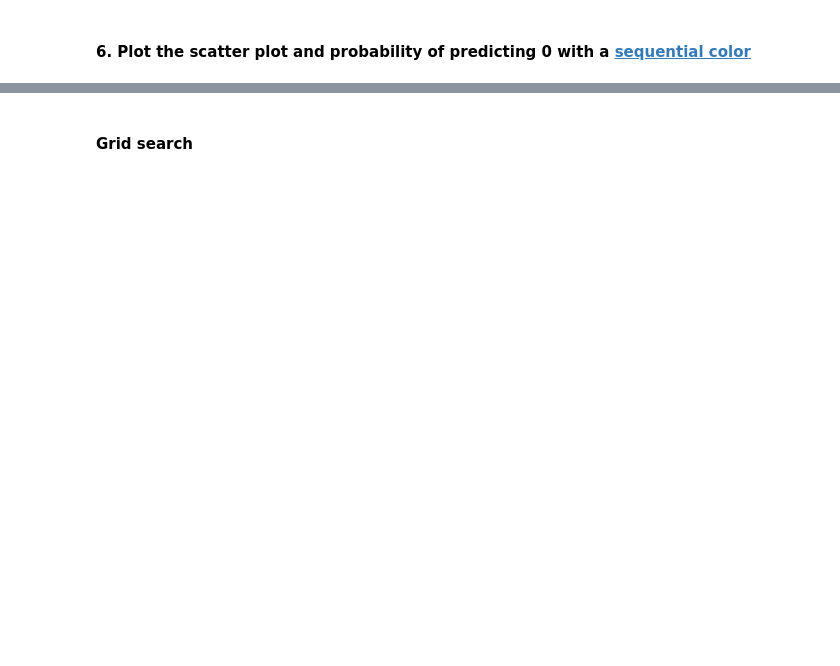
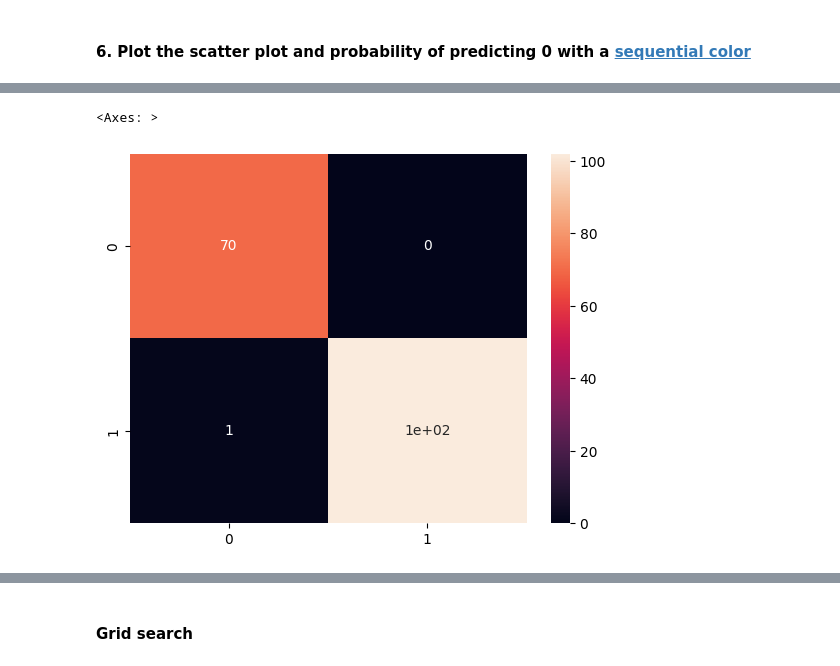
Before and after one commit to diego-dng/0426_DS_VITORIA-GASTEIZ, a Jupyter notebook: 3-Machine_Learning/1-Supervisado/3-RegorClass/8-SVM/ejercicios/Ejercicios_SVM.ipynb, the cells around one changed output, grey strips where cells are left out. Saved outputs shown, nothing was run; the diff lists cells and outputs as text; code cells hidden in the pictures; blank space fills up the shorter version.

```diff
--- a/3-Machine_Learning/1-Supervisado/3-RegorClass/8-SVM/ejercicios/Ejercicios_SVM.ipynb
+++ b/3-Machine_Learning/1-Supervisado/3-RegorClass/8-SVM/ejercicios/Ejercicios_SVM.ipynb
@@ -25,0 +238,7 @@ SVC(C=100, gamma=10, probability=True)
+# %%
+pred_2 = svc.predict(X_test_sc)
+print(metrics.accuracy_score(y_test, pred_2))
+print(metrics.precision_score(y_test, pred_2))
+print(metrics.recall_score(y_test, pred_2))
+
+print(metrics.classification_report(y_test, pred_2))
@@ -25,0 +257,5 @@ SVC(C=100, gamma=10, probability=True)
+# %%
+sns.heatmap(metrics.confusion_matrix(y_test, pred_2), annot= True)
+# %% [output]
+<Axes: >
+[figure, added]
```
Also changed, not shown: parts of 34 cells of this notebook, 6 other files.
